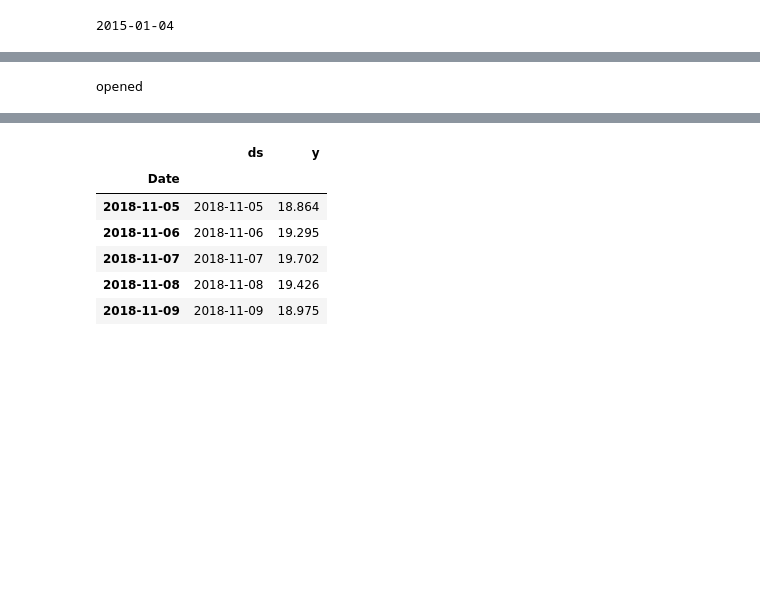
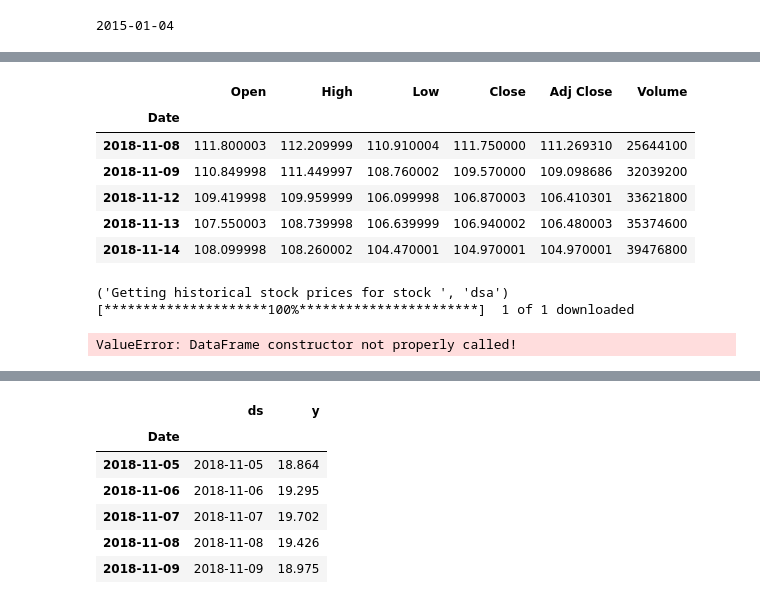
Before and after one commit to HikvIneH/ProphetFlask, a Jupyter notebook: Untitled1.ipynb, the cells around one changed output, grey strips where cells are left out. Cells and saved outputs as stored; diff of their text form; code cells hidden in the pictures; blank space fills up the shorter version.

```diff
--- a/Untitled1.ipynb
+++ b/Untitled1.ipynb
@@ -43,3 +50,17 @@ df_historical.tail()
+# %%
+df = df_historical.filter(['Close'])
+df['ds'] = df.index
+df['y'] = np.log(df['Close'])
+original_end = df['Close'][-1]
+df_historical.tail()
+# %% [output]
+|  | Open | High | Low | Close | Adj Close | Volume |
+| Date |  |  |  |  |  |  |
+| 2018-11-08 | 111.800003 | 112.209999 | 110.910004 | 111.750000 | 111.269310 | 25644100 |
+| 2018-11-09 | 110.849998 | 111.449997 | 108.760002 | 109.570000 | 109.098686 | 32039200 |
+| 2018-11-12 | 109.419998 | 109.959999 | 106.099998 | 106.870003 | 106.410301 | 33621800 |
+| 2018-11-13 | 107.550003 | 108.739998 | 106.639999 | 106.940002 | 106.480003 | 35374600 |
+| 2018-11-14 | 108.099998 | 108.260002 | 104.470001 | 104.970001 | 104.970001 | 39476800 |
 # %%
 def get_historical_stock_price(stock):
     print ("Getting historical stock prices for stock ", stock)
@@ -49,14 +74,16 @@ def get_historical_stock_price(stock):
 # %%
-stock = 'aapl'
-if os.path.isfile("./app/static/data/"+stock+'-'+str(startDate)+'to'+str(endDate)+".csv") == False:
+stock = 'dsa'
+if os.path.isfile(stock+'-'+str(startDate)+'to'+str(endDate)+".csv") == False:
     df_historical = get_historical_stock_price(stock)
     df_historical = pd.DataFrame(data=df_historical)
-    df_historical.to_csv("./app/static/data/"+stock+'-'+str(startDate)+'to'+str(endDate)+".csv")
+    df_historical.to_csv(stock+'-'+str(startDate)+'to'+str(endDate)+".csv")
 else:
-    df_historical = pd.read_csv("./app/static/data/"+stock+'-'+str(startDate)+'to'+str(endDate)+".csv", index_col=[0])
+    df_historical = pd.read_csv(stock+'-'+str(startDate)+'to'+str(endDate)+".csv", index_col=[0])
     print 'opened'
 # %% [output]
-opened
+('Getting historical stock prices for stock ', 'dsa')
+[*********************100%***********************]  1 of 1 downloaded
+ValueError: DataFrame constructor not properly called!
 # %%
 df = pd.DataFrame(data=df_historical)
 # %%
```
Also changed, not shown: parts of 9 cells of this notebook, 4 other files.
